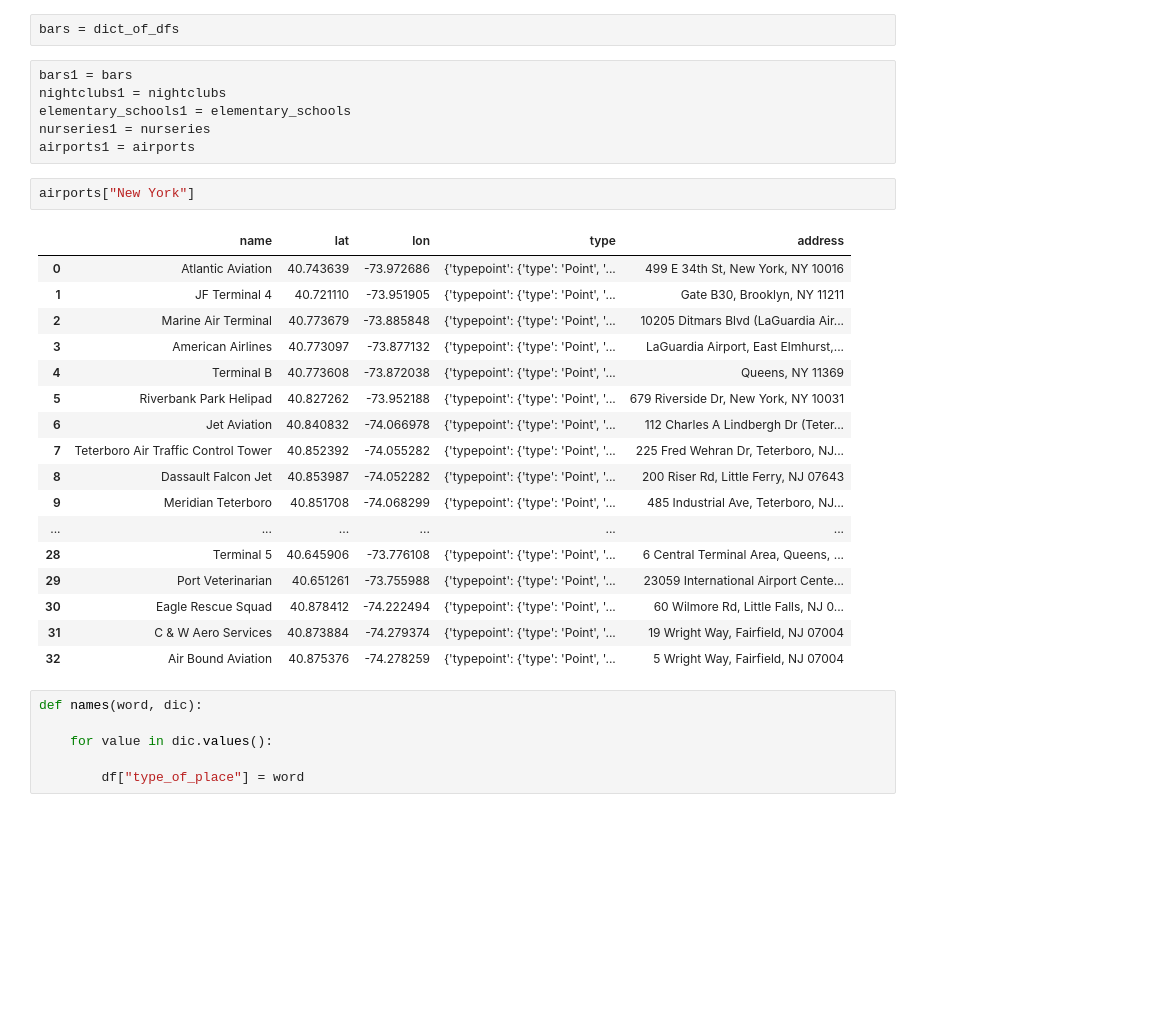
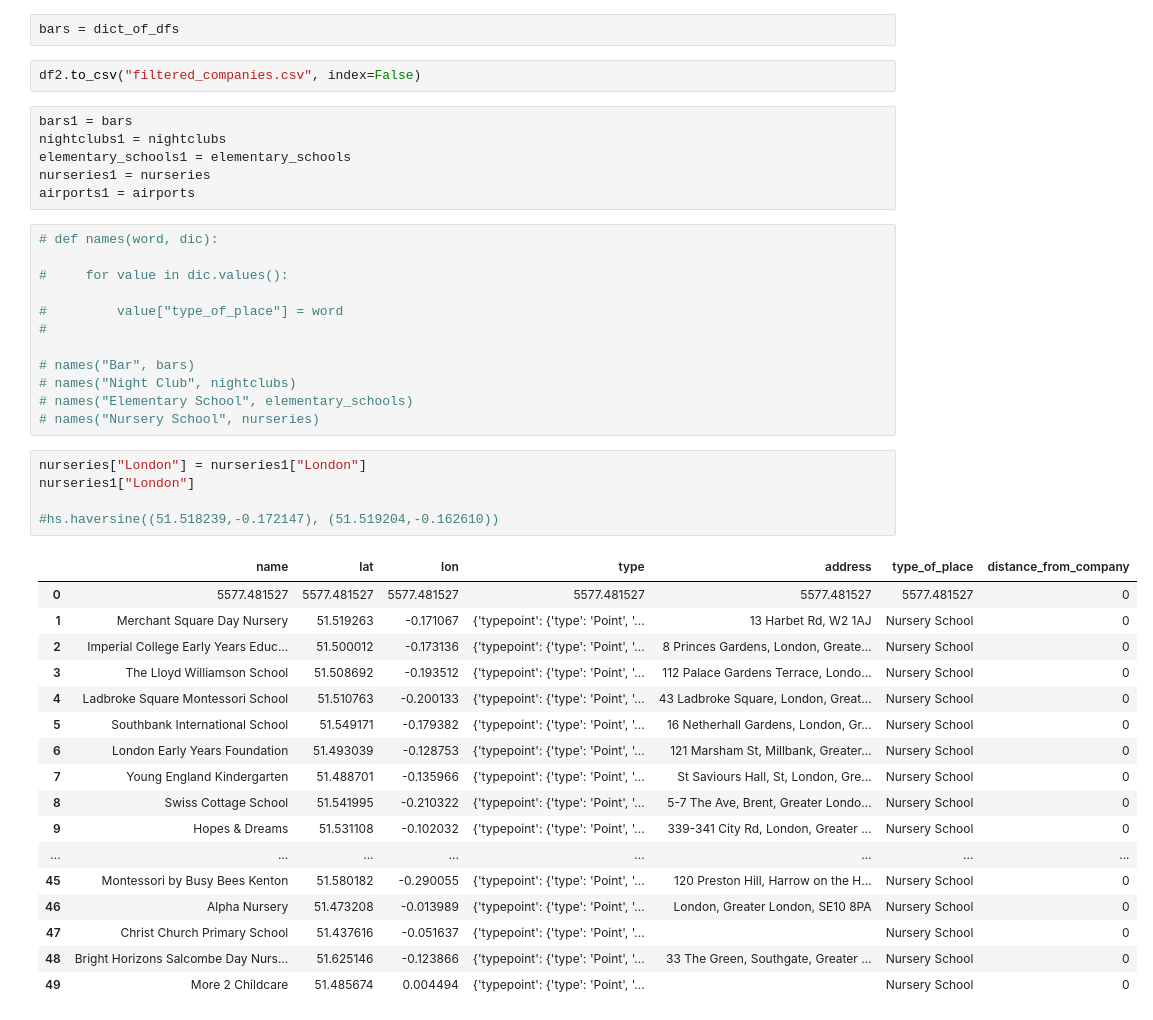
Before and after one commit to Maya-Souza/Project_3_Company_Headquarters, a Jupyter notebook: Untitled.ipynb, the cells around one changed output. Cells and saved outputs as stored; diff of their text form; blank space fills up the shorter version.

```diff
--- a/Untitled.ipynb
+++ b/Untitled.ipynb
@@ -188,34 +194,45 @@ airports = making_requests("Airport Terminal")
 # %%
 bars = dict_of_dfs
+# %%
+df2.to_csv("filtered_companies.csv", index=False)
 # %%
 bars1 = bars
 nightclubs1 = nightclubs
 elementary_schools1 = elementary_schools
 nurseries1 = nurseries
 airports1 = airports
-# %%
-airports["New York"]
-# %% [output]
-|  | name | lat | lon | type | address |
-| 0 | Atlantic Aviation | 40.743639 | -73.972686 | {'typepoint': {'type': 'Point', '... | 499 E 34th St, New York, NY 10016 |
-| 1 | JF Terminal 4 | 40.721110 | -73.951905 | {'typepoint': {'type': 'Point', '... | Gate B30, Brooklyn, NY 11211 |
-| 2 | Marine Air Terminal | 40.773679 | -73.885848 | {'typepoint': {'type': 'Point', '... | 10205 Ditmars Blvd (LaGuardia Air... |
-| 3 | American Airlines | 40.773097 | -73.877132 | {'typepoint': {'type': 'Point', '... | LaGuardia Airport, East Elmhurst,... |
-| 4 | Terminal B | 40.773608 | -73.872038 | {'typepoint': {'type': 'Point', '... | Queens, NY 11369 |
-| 5 | Riverbank Park Helipad | 40.827262 | -73.952188 | {'typepoint': {'type': 'Point', '... | 679 Riverside Dr, New York, NY 10031 |
-| 6 | Jet Aviation | 40.840832 | -74.066978 | {'typepoint': {'type': 'Point', '... | 112 Charles A Lindbergh Dr (Teter... |
-| 7 | Teterboro Air Traffic Control Tower | 40.852392 | -74.055282 | {'typepoint': {'type': 'Point', '... | 225 Fred Wehran Dr, Teterboro, NJ... |
-| 8 | Dassault Falcon Jet | 40.853987 | -74.052282 | {'typepoint': {'type': 'Point', '... | 200 Riser Rd, Little Ferry, NJ 07643 |
-| 9 | Meridian Teterboro | 40.851708 | -74.068299 | {'typepoint': {'type': 'Point', '... | 485 Industrial Ave, Teterboro, NJ... |
-| ... | ... | ... | ... | ... | ... |
-| 28 | Terminal 5 | 40.645906 | -73.776108 | {'typepoint': {'type': 'Point', '... | 6 Central Terminal Area, Queens, ... |
-| 29 | Port Veterinarian | 40.651261 | -73.755988 | {'typepoint': {'type': 'Point', '... | 23059 International Airport Cente... |
-| 30 | Eagle Rescue Squad | 40.878412 | -74.222494 | {'typepoint': {'type': 'Point', '... | 60 Wilmore Rd, Little Falls, NJ 0... |
-| 31 | C & W Aero Services | 40.873884 | -74.279374 | {'typepoint': {'type': 'Point', '... | 19 Wright Way, Fairfield, NJ 07004 |
-| 32 | Air Bound Aviation | 40.875376 | -74.278259 | {'typepoint': {'type': 'Point', '... | 5 Wright Way, Fairfield, NJ 07004 |
 # %%
-def names(word, dic):
+# def names(word, dic):
 
-    for value in dic.values():
+#     for value in dic.values():
 
-        df["type_of_place"] = word
+#         value["type_of_place"] = word
+#
+
+# names("Bar", bars)
+# names("Night Club", nightclubs)
+# names("Elementary School", elementary_schools)
+# names("Nursery School", nurseries)
+# %%
+nurseries["London"] = nurseries1["London"]
+nurseries1["London"]
+
+#hs.haversine((51.518239,-0.172147), (51.519204,-0.162610))
+# %% [output]
+|  | name | lat | lon | type | address | type_of_place | distance_from_company |
+| 0 | 5577.481527 | 5577.481527 | 5577.481527 | 5577.481527 | 5577.481527 | 5577.481527 | 0 |
+| 1 | Merchant Square Day Nursery | 51.519263 | -0.171067 | {'typepoint': {'type': 'Point', '... | 13 Harbet Rd, W2 1AJ | Nursery School | 0 |
+| 2 | Imperial College Early Years Educ... | 51.500012 | -0.173136 | {'typepoint': {'type': 'Point', '... | 8 Princes Gardens, London, Greate... | Nursery School | 0 |
+| 3 | The Lloyd Williamson School | 51.508692 | -0.193512 | {'typepoint': {'type': 'Point', '... | 112 Palace Gardens Terrace, Londo... | Nursery School | 0 |
+| 4 | Ladbroke Square Montessori School | 51.510763 | -0.200133 | {'typepoint': {'type': 'Point', '... | 43 Ladbroke Square, London, Great... | Nursery School | 0 |
+| 5 | Southbank International School | 51.549171 | -0.179382 | {'typepoint': {'type': 'Point', '... | 16 Netherhall Gardens, London, Gr... | Nursery School | 0 |
+| 6 | London Early Years Foundation | 51.493039 | -0.128753 | {'typepoint': {'type': 'Point', '... | 121 Marsham St, Millbank, Greater... | Nursery School | 0 |
+| 7 | Young England Kindergarten | 51.488701 | -0.135966 | {'typepoint': {'type': 'Point', '... | St Saviours Hall, St, London, Gre... | Nursery School | 0 |
+| 8 | Swiss Cottage School | 51.541995 | -0.210322 | {'typepoint': {'type': 'Point', '... | 5-7 The Ave, Brent, Greater Londo... | Nursery School | 0 |
+| 9 | Hopes & Dreams | 51.531108 | -0.102032 | {'typepoint': {'type': 'Point', '... | 339-341 City Rd, London, Greater ... | Nursery School | 0 |
+| ... | ... | ... | ... | ... | ... | ... | ... |
+| 45 | Montessori by Busy Bees Kenton | 51.580182 | -0.290055 | {'typepoint': {'type': 'Point', '... | 120 Preston Hill, Harrow on the H... | Nursery School | 0 |
+| 46 | Alpha Nursery | 51.473208 | -0.013989 | {'typepoint': {'type': 'Point', '... | London, Greater London, SE10 8PA | Nursery School | 0 |
+| 47 | Christ Church Primary School | 51.437616 | -0.051637 | {'typepoint': {'type': 'Point', '... |  | Nursery School | 0 |
+| 48 | Bright Horizons Salcombe Day Nurs... | 51.625146 | -0.123866 | {'typepoint': {'type': 'Point', '... | 33 The Green, Southgate, Greater ... | Nursery School | 0 |
+| 49 | More 2 Childcare | 51.485674 | 0.004494 | {'typepoint': {'type': 'Point', '... |  | Nursery School | 0 |
```
Also changed, not shown: parts of 12 cells of this notebook.
